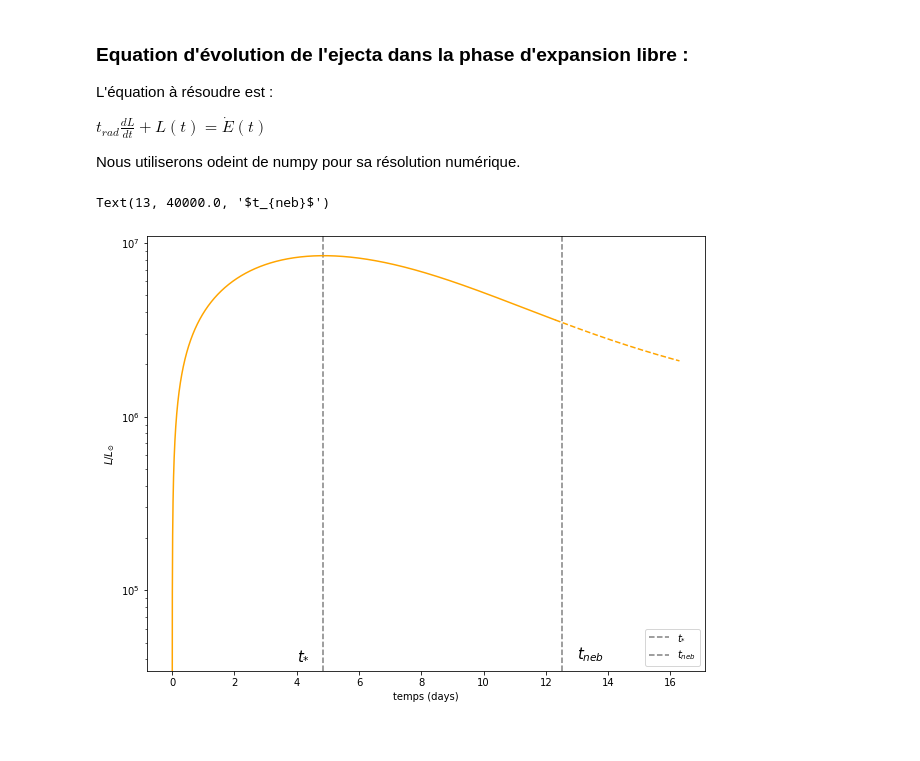
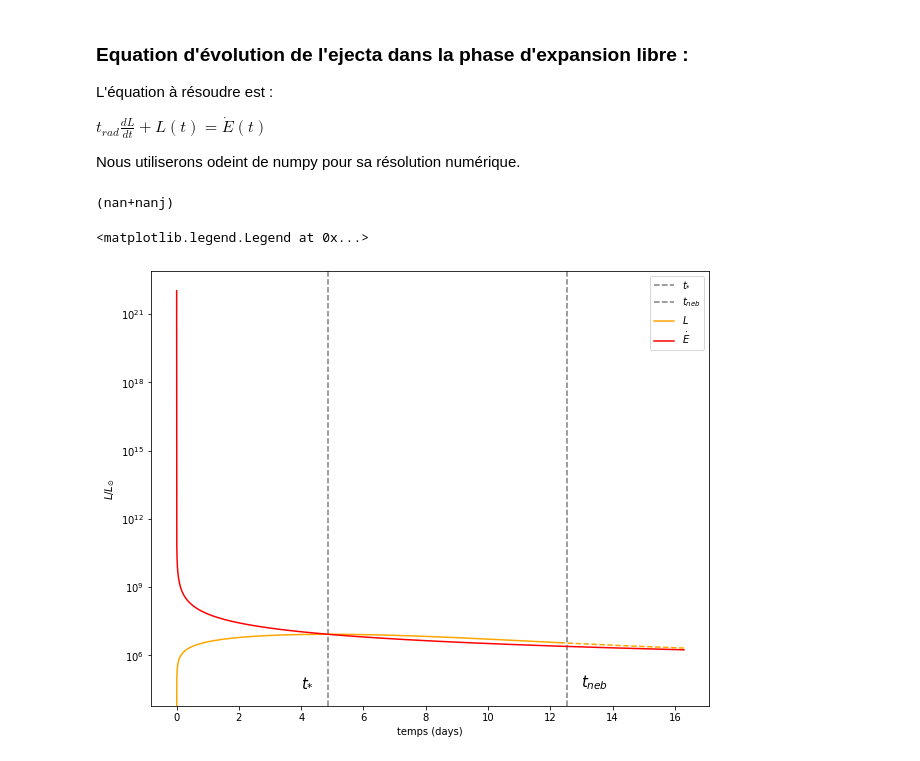
Before and after one commit to romainpch/PHY583, a Jupyter notebook: Astro.ipynb, the cells around one changed output. Drawn from its saved outputs; the diff is of its cells as text; code cells hidden in the pictures.

```diff
--- a/Astro.ipynb
+++ b/Astro.ipynb
@@ -35,6 +36,10 @@ M_ej = 1.e-2*M_sun  #Masse éjectée
 v_exp = 0.15*c      #Vitesse d'expension
 R_0 = 1.e+4         #Rayon initial
 kappa = 0.5         #Opacité
+
+
+#Constantes du model
+k1 = 1.             #Ajustement du model pour temps radiatif
 # %%
 #Calcul des temps et longueurs caractéristiques
 t_star = sqrt(3*M_ej*kappa/(4*pi*c*v_exp))
@@ -77,25 +105,44 @@ $t_{rad}\frac{dL}{dt} + L(t) = \dot E(t)$
 Nous utiliserons odeint de numpy pour sa résolution numérique.
 # %%
 def model(L,t) :
-    dLdt = (E_dot(t)-L)*t/pow(t_star,2)
+    dLdt = (E_dot(t)-L)*k1*t/pow(t_star,2)
     return dLdt
 
-Nlim = 7550
+
 t = np.linspace(1.e-6, 1.3*int(t_neb), num=10000)
 L0 = 0
 L = odeint(model, L0, t)
-
-plt.figure(figsize=[10,8])
-plt.yscale('log')
-plt.xlabel('temps (days)')
-plt.ylabel('$L/L_{\odot }$')
-plt.axvline(x=s2day(t_star),color='gray',linestyle='--',label='$t_{*}$')
-plt.axvline(x=s2day(t_neb),color='gray',linestyle='--',label='$t_{neb}$')
-plt.plot(s2day(t[:Nlim]),L[:Nlim]/L_sun,color='orange')
-plt.legend(loc="lower right")
-plt.plot(s2day(t[Nlim:]),L[Nlim:]/L_sun,linestyle='--',color='orange')
-plt.text(int(s2day(t_star)),4.e+4,'$t_{*}$',fontsize=15)
-plt.text(int(s2day(t_neb)) + 1,4.e+4,'$t_{neb}$',fontsize=15)
-# %% [output]
-Text(13, 40000.0, '$t_{neb}$')
-[figure, removed]
+# %%
+#Expression analytique pour L
+#Ne marche pas ?
+
+def L_analytique(t) :
+    a = pow(t_star,2)
+    b = A*M_ej/a
+    c = alpha-1
+    return a*b*pow(2,1/(2*(-c-1)))*exp(-pow(t,2)/(2*a))*pow(t,-c-1)*pow(-pow(t,2)/a,(c+1)/2)*sc.gammainc((1-c)/2,-pow(t,2)/(2*a))
+
+print(L_analytique(20000))
+# %% [output]
+(nan+nanj)
+# %%
+Nlim = 7550
+
+plt.figure(figsize=[10,8])
+plt.yscale('log')
+plt.xlabel('temps (days)')
+plt.ylabel('$L/L_{\odot }$')
+plt.axvline(x=s2day(t_star),color='gray',linestyle='--',label='$t_{*}$')
+plt.axvline(x=s2day(t_neb),color='gray',linestyle='--',label='$t_{neb}$')
+plt.plot(s2day(t[:Nlim]),L[:Nlim]/L_sun,color='orange', label='$L$')
+
+plt.plot(s2day(t[Nlim:]),L[Nlim:]/L_sun,linestyle='--',color='orange')
+plt.text(int(s2day(t_star)),4.e+4,'$t_{*}$',fontsize=15)
+plt.text(int(s2day(t_neb)) + 1,4.e+4,'$t_{neb}$',fontsize=15)
+
+plt.plot(s2day(t), E_dot(t)/L_sun, color='red', label='$\dot{E}$')
+#plt.plot(s2day(t), [L_analytique(ti)/L_sun for ti in t], color='red', label='L analytique')
+plt.legend(loc="upper right")
+# %% [output]
+<matplotlib.legend.Legend at 0x...>
+[figure, added]
```
Also changed, not shown: parts of 4 cells of this notebook.
